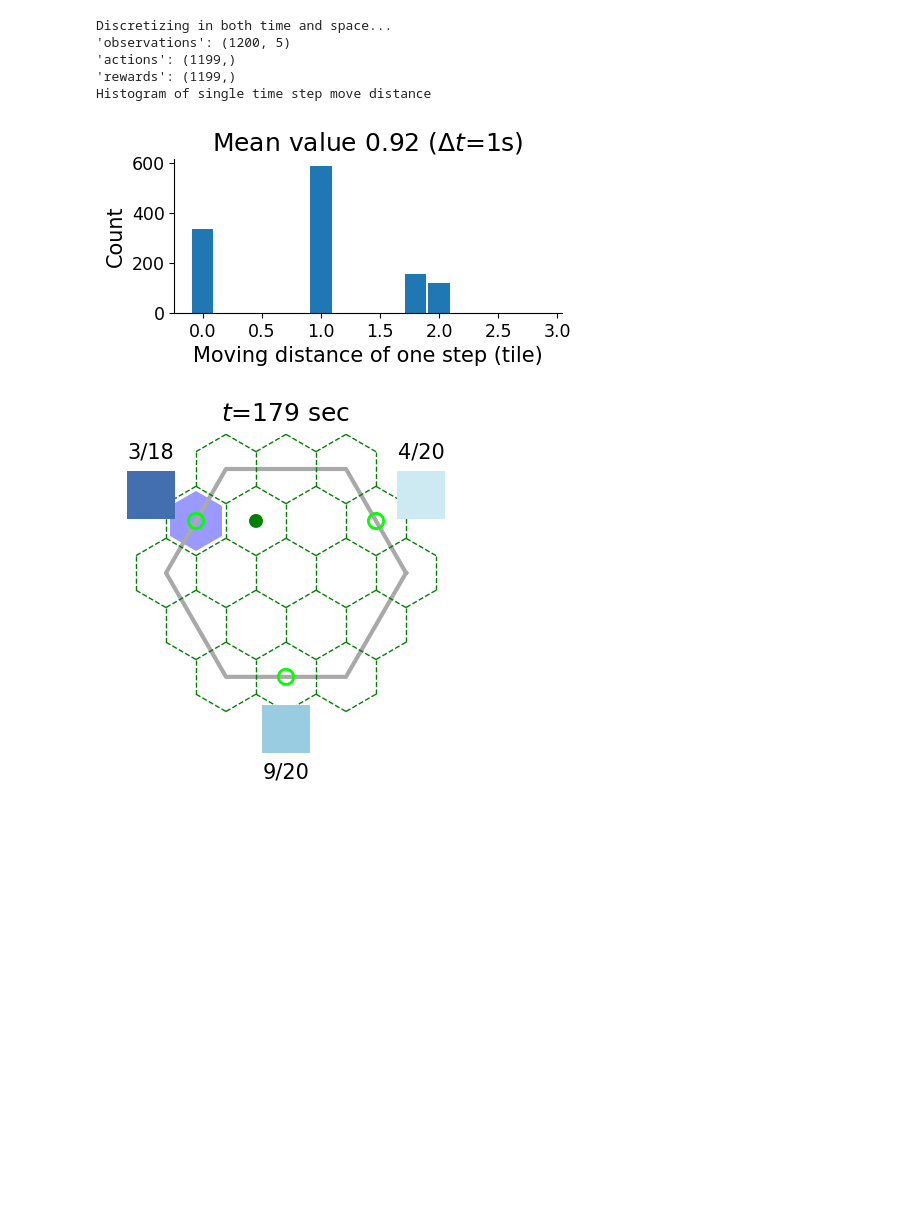
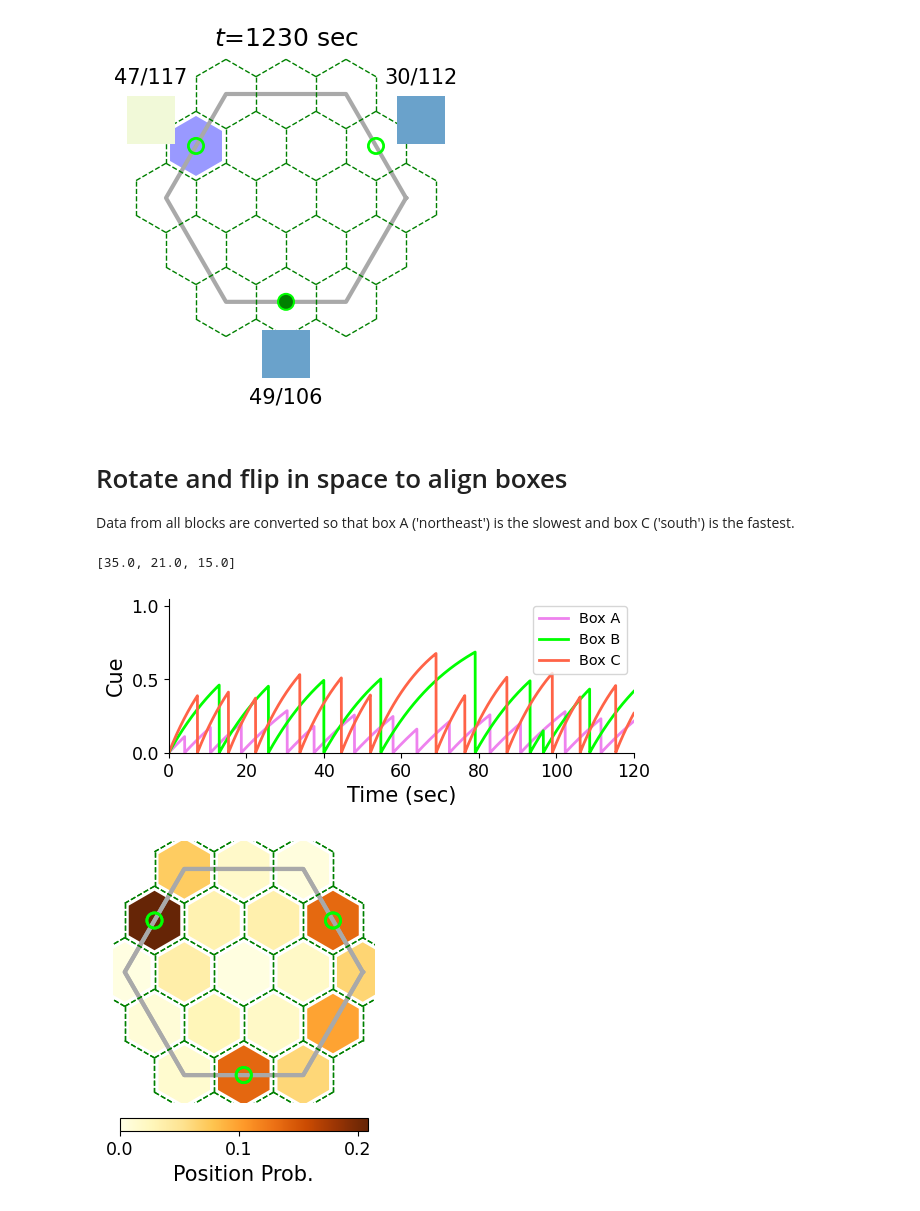
Before and after one commit to XaqLab/hex-arena, a Jupyter notebook: load-data.ipynb, the cells around one changed output. Saved outputs shown, nothing was run; the diff lists cells and outputs as text; code cells hidden in the pictures; blank space fills up the shorter version.

```diff
--- a/load-data.ipynb
+++ b/load-data.ipynb
@@ -68,33 +77,3 @@ Block 2
-# %%
-print("Discretizing in both time and space...")
-env_data = env.convert_experiment_data(block_data)
-observations, actions, rewards = env.extract_observation_action_reward(env_data)
-print("'observations': {}".format(observations.shape))
-print("'actions': {}".format(actions.shape))
-print("'rewards': {}".format(rewards.shape))
-
-ds = []
-for i in range(len(actions)):
-    x1, y1 = env.arena.anchors[observations[i+1, 0]]
-    x0, y0 = env.arena.anchors[observations[i, 0]]
-    ds.append(((x1-x0)**2+(y1-y0)**2)**0.5)
-ds = np.array(ds)*env.arena.resol
-
-print("Histogram of single time step move distance")
-_, ax = plt.subplots(figsize=(5, 2))
-ax.hist(ds, np.arange(-0.1, ds.max(), 0.2), rwidth=0.9)
-ax.set_xlabel('Moving distance of one step (tile)')
-ax.set_ylabel('Count')
-ax.set_title('Mean value {:.2f}'.format(ds.mean())+' ($\Delta t$'+'={:g}s)'.format(env.dt))
-
-plt.show()
-# %% [output]
-Discretizing in both time and space...
-'observations': (1200, 5)
-'actions': (1199,)
-'rewards': (1199,)
-Histogram of single time step move distance
-[figure, removed]
 # %%
 counts = np.zeros((len(env_data['pos']), 3, 2))
 for t in range(len(env_data['push'])):
@@ -111,8 +90,46 @@ fig, ani = env.play_episode(
     env_data['pos'], env_data['gaze'],
     rewarded=[None]+[*env_data['success']],
     colors=env_data['colors'], counts=counts,
-    tmax=180,
 )
-ani.save('store/monkey-trial_block-{:d}.gif'.format(block_idx+1), fps=6)
+ani.save('figures/monkey-trial_block-{:d}.gif'.format(block_idx), fps=6)
 # %% [output]
-[figure, old version]
+[figure, new version]
+# %% [markdown]
+# Rotate and flip in space to align boxes
+
+Data from all blocks are converted so that box A ('northeast') is the slowest and box C ('south') is the fastest.
+# %%
+from hexarena.utils import align_monkey_data
+
+block_data = align_monkey_data(load_monkey_data(filename, block_idx), block_idx)
+env = SimilarBoxForagingEnv(
+    box={
+        '_target_': 'hexarena.box.StationaryBox', 'num_patches': 1, 'num_levels': 10, 'num_grades': 10,
+    },
+    boxes=[{'tau': tau, 'sigma': sigma} for tau, sigma in zip(block_data['taus'], block_data['kappas'])],
+)
+
+print([box.taus[0] for box in env.boxes])
+
+fig, ax = plt.subplots(figsize=(6, 2))
+colors = ['violet', 'lime', 'tomato']
+for i, color in enumerate(colors):
+    ax.plot(block_data['t'], block_data['cues'][:, i], color=color)
+ax.legend(['Box A', 'Box B', 'Box C'], fontsize='x-small', loc='upper right')
+ax.set_xlim([0, 120])
+ax.set_xlabel('Time (sec)')
+ax.set_ylim([0, 1.05])
+ax.set_ylabel('Cue')
+
+env_data = env.convert_experiment_data(block_data)
+counts, _ = np.histogram(env_data['pos'], np.arange(-0.5, 0.5+env.arena.num_tiles))
+
+fig, ax = plt.subplots(figsize=(4, 4))
+env.arena.plot_mesh(ax)
+env.arena.plot_map(ax, counts/counts.sum(), clabel='Position Prob.')
+
+plt.show()
+# %% [output]
+[35.0, 21.0, 15.0]
+[figure, added]
+[figure, added]
```
Also changed, not shown: parts of 4 cells of this notebook, 5 other files.
